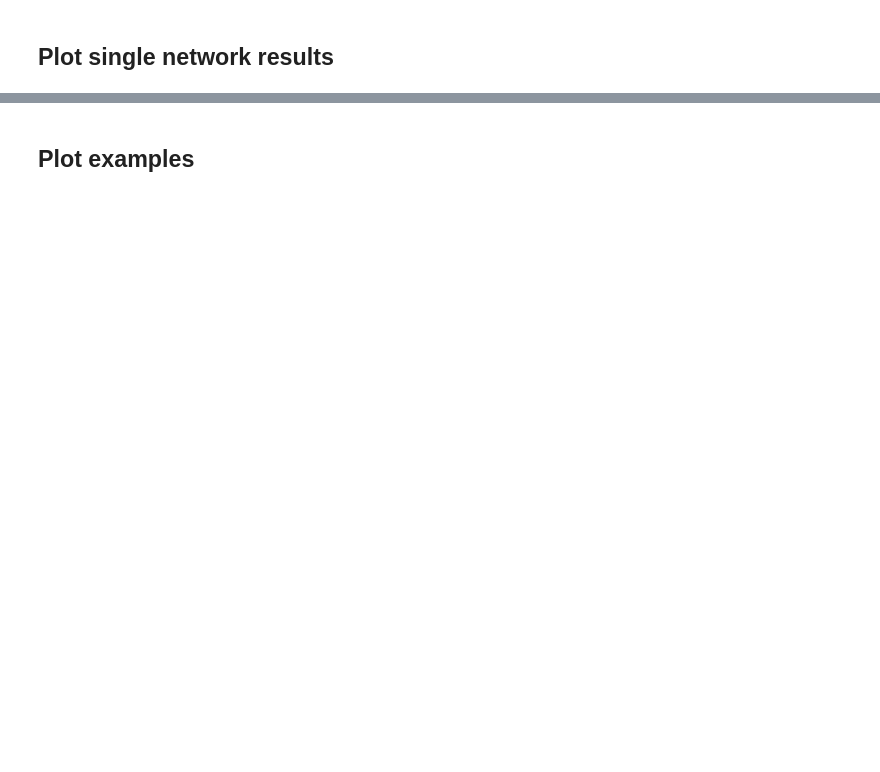
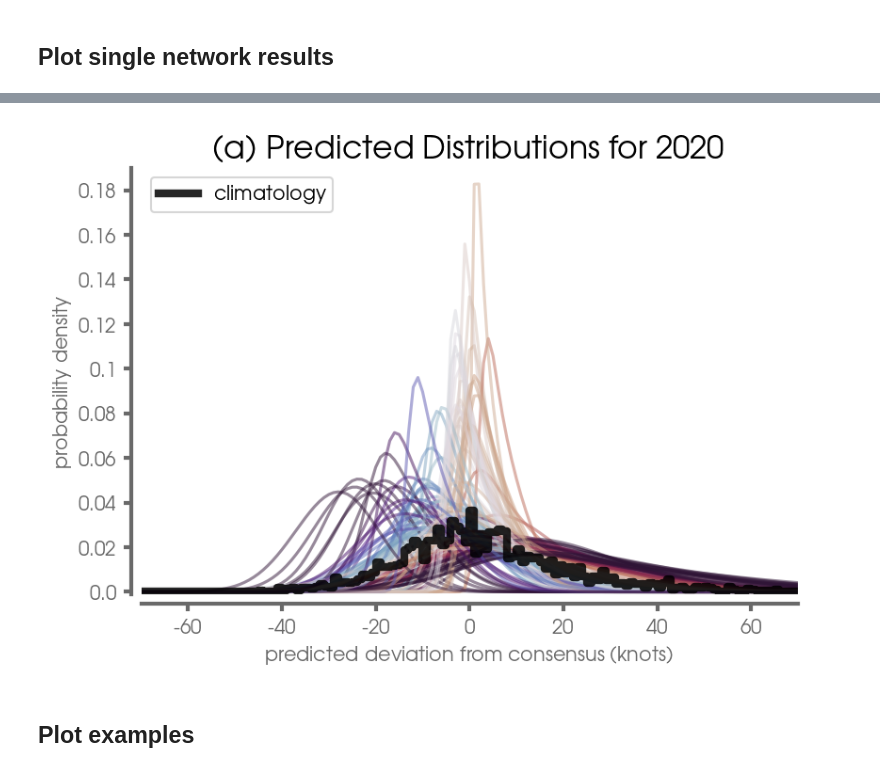
Before and after one commit to eabarnes1010/hurricane_uqcomparisons, a Jupyter notebook: _plot_singleModel.ipynb, the cells around one changed output, grey strips where cells are left out. Drawn from its saved outputs; the diff is of its cells as text; code cells hidden in the pictures; blank space fills up the shorter version.

```diff
--- a/_plot_singleModel.ipynb
+++ b/_plot_singleModel.ipynb
@@ -42,26 +42,16 @@ np.warnings.filterwarnings("ignore", category=np.VisibleDeprecationWarning)
 ## User parameters
 # %%
 __author__  = "Randal J Barnes and Elizabeth A. Barnes"
-__version__ = "17 March 2022"
+__version__ = "18 March 2022"
 
-EXP_NAME_LIST = (
-    # "intensity1_AL48",
-    # "intensity2_AL72",
-    # "intensity3_AL96",
-    # "intensity4_EPCP48",
-    "intensity5_EPCP24",
-    # "intensity5_EPCP72",
-    # "intensity6_EPCP96",
-)
+EXP_NAME_LIST = ("intensity302_EPCP48",
+                )
 
-PLOT_SEED_VECTOR = {"intensity4_EPCP48": 739,
-                    "intensity5_EPCP24": 739,
-                    "intensity1_AL48": None,
-                    "intensity2_AL72": None,
-                    "intensity3_AL96": None,
+PLOT_SEED_VECTOR = {"intensity301_EPCP24": 416,
+                    "intensity302_EPCP48": 416,
                    }
-TESTING_YEAR_VECTOR = {"intensity4_EPCP48": 2020,
-                       "intensity5_EPCP24": 2020,
+TESTING_YEAR_VECTOR = {"intensity301_EPCP24": 2020,
+                       "intensity302_EPCP48": 2020,
                       }
 
 
@@ -70,6 +60,7 @@ SHASH_INCS = np.arange(-160,161,1)
 DATA_PATH = "data/"
 MODEL_PATH = "saved_models/"
 FIGURE_PATH = "figures/paper_figures/"
+PREDICTION_PATH = "saved_predictions/"
 # %%
 RI_THRESH_DICT = {24: 30,
                   48: 55,
@@ -412,37 +412,39 @@ plt.figure()
 for p in np.arange(0,pred_eval.shape[0]):
 
     plt.plot(SHASH_INCS, pred_eval[p,:],
              linewidth=1.5,
              color=cmap_interp(norm(pred_med_eval[p])),
              alpha=.5,
             )
 plt.step(OBS_DEV_BINS,
          obs_dev_cons_hist,
          linewidth=4,
          color='k',
          alpha=.85,
          label='climatology',
         )
 yticks = np.arange(0,.22,.02)
 plt.yticks(yticks,yticks)
-plt.ylim(0,.18)
+plt.ylim(-.001,.19)
 
 plt.legend(loc=2)
 
 xticks = np.arange(-100,120,20)
 plt.xticks(xticks,xticks)
-plt.xlim(-65,65)
+plt.xlim(-70,70)
 
 plt.xlabel('predicted deviation from consensus (knots)')
 plt.ylabel('probability density')
 
-plt.title('(a) Predicted Distributions', color='k', fontsize=FS)
+plt.title('(a) Predicted Distributions for ' + str(settings["years_test"][0]), color='k', fontsize=FS)
 
 ax = plt.gca()
 format_spines(ax)
 
-# plt.savefig(FIGURE_PATH + 'predicted_distributions_' + model_name + '.png', dpi=dpiFig)
+plt.savefig(FIGURE_PATH + 'predicted_distributions_' + model_name + '.png', dpi=dpiFig)
 plt.show()
+# %% [output]
+[figure, added]
 # %% [markdown]
 ## Plot examples
 # %%
```
Also changed, not shown: parts of 9 cells of this notebook, 20 other files.
